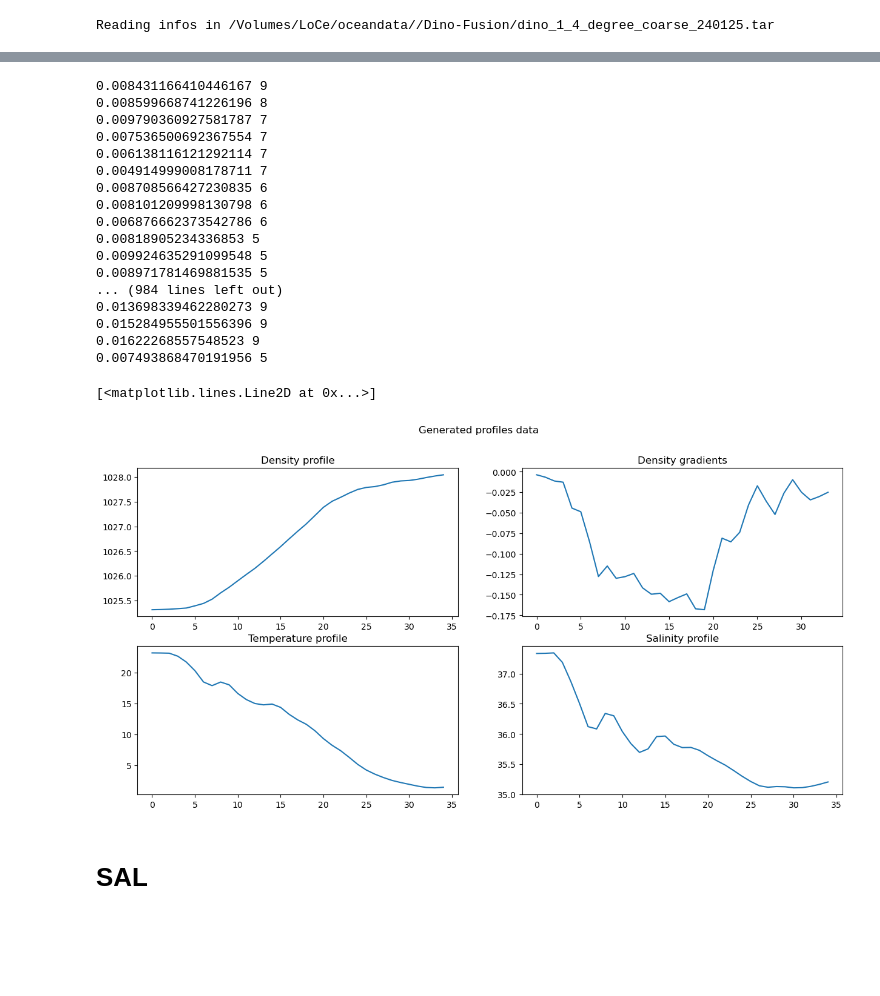
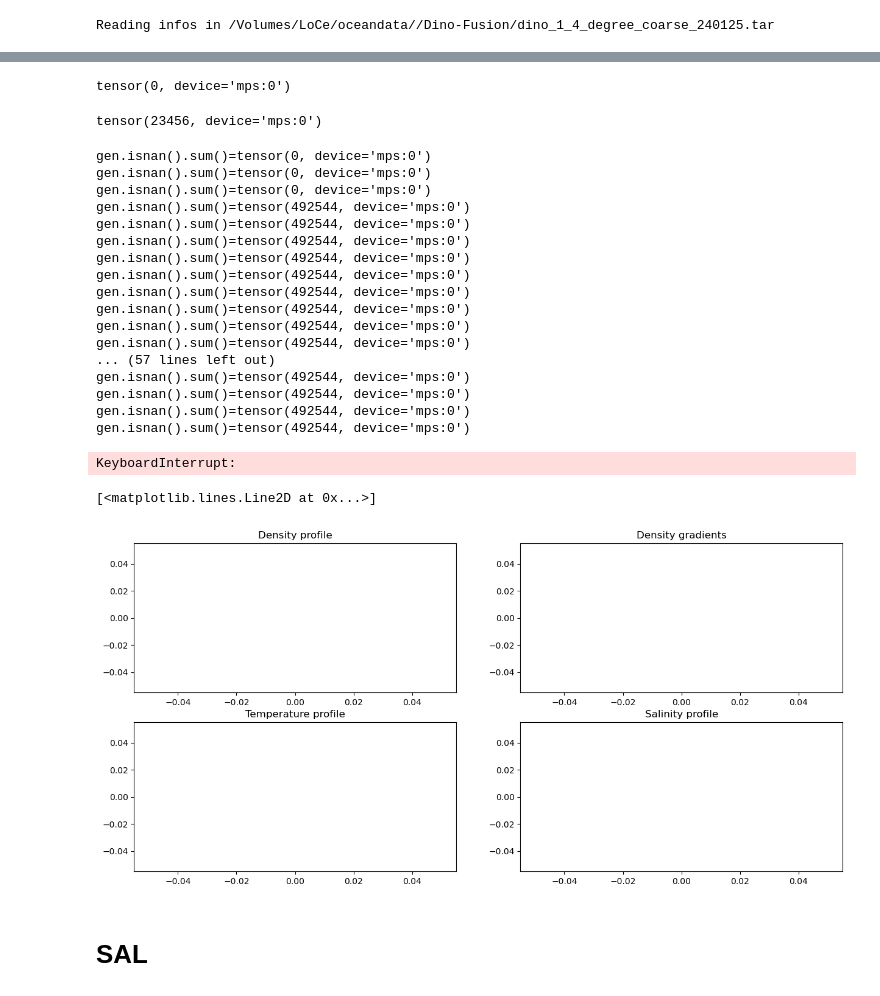
Before and after one commit to Etienne-Meunier/DINO-Fusion, a Jupyter notebook: Results/notebooks/Sampling.ipynb, the cells around one changed output, grey strips where cells are left out. Cells and saved outputs as stored; diff of their text form; code cells hidden in the pictures; blank space fills up the shorter version.

```diff
--- a/Results/notebooks/Sampling.ipynb
+++ b/Results/notebooks/Sampling.ipynb
@@ -45,7 +56,3 @@ constraint = Constraint() #GradientConstraint(Beta(beta_init=0.1, beta_type='con
 projection = OptimProjection(MeanDensityProfile(observer=observer),eps=0.1, max_opt_steps=10)
 
 gen = torch.rand_like(data)
-# %%
-gen = torch.rand_like(data)
-# %%
-gen = gen.requires_grad_(True)
@@ -213,3 +83,11 @@ plt.plot(observer.density(gen).nanmean(axis=(-2, -1)).detach().cpu().T)
+# %%
+gen.isnan().sum()
+# %% [output]
+tensor(0, device='mps:0')
+# %%
+gen_new.isnan().sum()
+# %% [output]
+tensor(23456, device='mps:0')
 # %%
 with torch.no_grad() :
     for t in pipeline.progress_bar(pipeline.scheduler.timesteps): #pipeline.scheduler.timesteps
@@ -219,42 +97,44 @@ with torch.no_grad() :
         constraint_dt = constraint(gen, t) # 𝛼∇C(x)
 
         gen = projection(increment_model - constraint_dt)
+        print(f'{gen.isnan().sum()=}')
 # %% [output]
-0.008431166410446167 9
-0.008599668741226196 8
-0.009790360927581787 7
-0.007536500692367554 7
-0.006138116121292114 7
-0.004914999008178711 7
-0.008708566427230835 6
-0.008101209998130798 6
-0.006876662373542786 6
-0.00818905234336853 5
-0.009924635291099548 5
-0.008971781469881535 5
-... (984 lines left out)
-0.013698339462280273 9
-0.015284955501556396 9
-0.01622268557548523 9
-0.007493868470191956 5
+gen.isnan().sum()=tensor(0, device='mps:0')
+gen.isnan().sum()=tensor(0, device='mps:0')
+gen.isnan().sum()=tensor(0, device='mps:0')
+gen.isnan().sum()=tensor(492544, device='mps:0')
+gen.isnan().sum()=tensor(492544, device='mps:0')
+gen.isnan().sum()=tensor(492544, device='mps:0')
+gen.isnan().sum()=tensor(492544, device='mps:0')
+gen.isnan().sum()=tensor(492544, device='mps:0')
+gen.isnan().sum()=tensor(492544, device='mps:0')
+gen.isnan().sum()=tensor(492544, device='mps:0')
+gen.isnan().sum()=tensor(492544, device='mps:0')
+gen.isnan().sum()=tensor(492544, device='mps:0')
+... (57 lines left out)
+gen.isnan().sum()=tensor(492544, device='mps:0')
+gen.isnan().sum()=tensor(492544, device='mps:0')
+gen.isnan().sum()=tensor(492544, device='mps:0')
+gen.isnan().sum()=tensor(492544, device='mps:0')
+KeyboardInterrupt:
 # %%
 fig, axs = plt.subplots(2,2, figsize=(15,7))
 
-fig.suptitle(f'Generated profiles {Gen.name}')
+#fig.suptitle(f'Generated profiles {Gen.name}')
 axs[0, 0].set_title('Density profile')
 axs[0, 0].plot(observer.density(gen).nanmean(axis=(-1,-2))[:, :-1].T.cpu())
 
 axs[0, 1].set_title('Density gradients')
 axs[0, 1].plot(observer.density_gradient(gen).nanmean(axis=(-1,-2))[:, :-1].T.cpu())
 
 axs[1, 0].set_title('Temperature profile')
-axs[1, 0].plot(observer.unnormalized(gen)['toce.npy'].nanmean(axis=(-1,-2))[:, :-1].T.cpu())
+axs[1, 0].plot(observer.unnormalized(gen)['toce'].nanmean(axis=(-1,-2))[:, :-1].T.cpu())
 
 axs[1, 1].set_title('Salinity profile')
-axs[1, 1].plot(observer.unnormalized(gen)['soce.npy'].nanmean(axis=(-1,-2))[:, :-1].T.cpu())
+axs[1, 1].plot(observer.unnormalized(gen)['soce'].nanmean(axis=(-1,-2))[:, :-1].T.cpu())
 # %% [output]
 [<matplotlib.lines.Line2D at 0x...>]
-[figure, old version]
+[figure, new version]
 # %% [markdown]
 # SAL
 # %%
```
Also changed, not shown: parts of 28 cells of this notebook, 9 other files.
